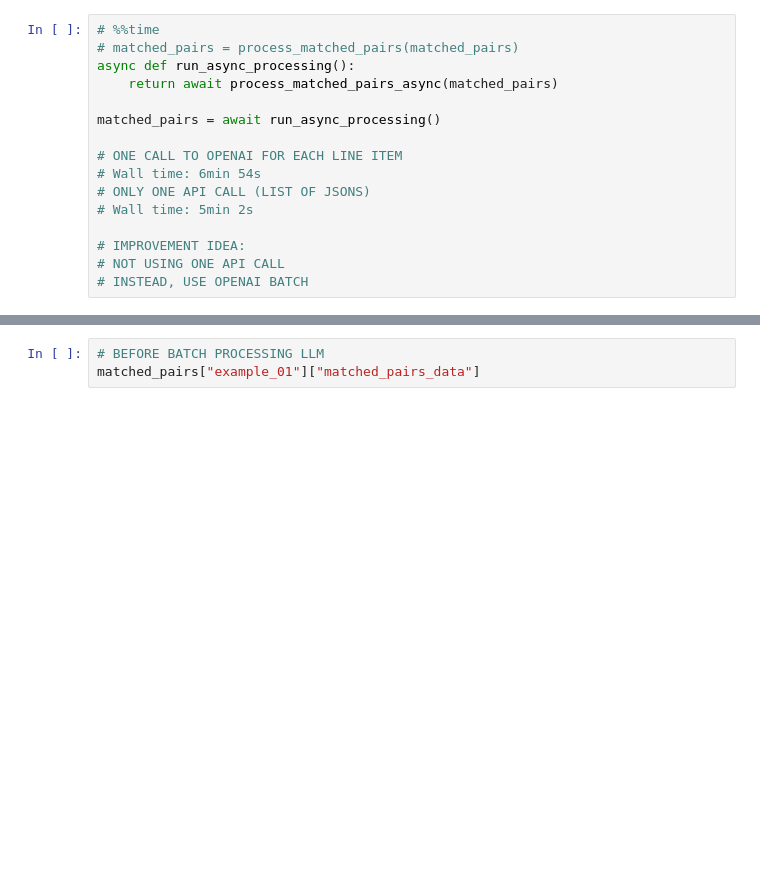
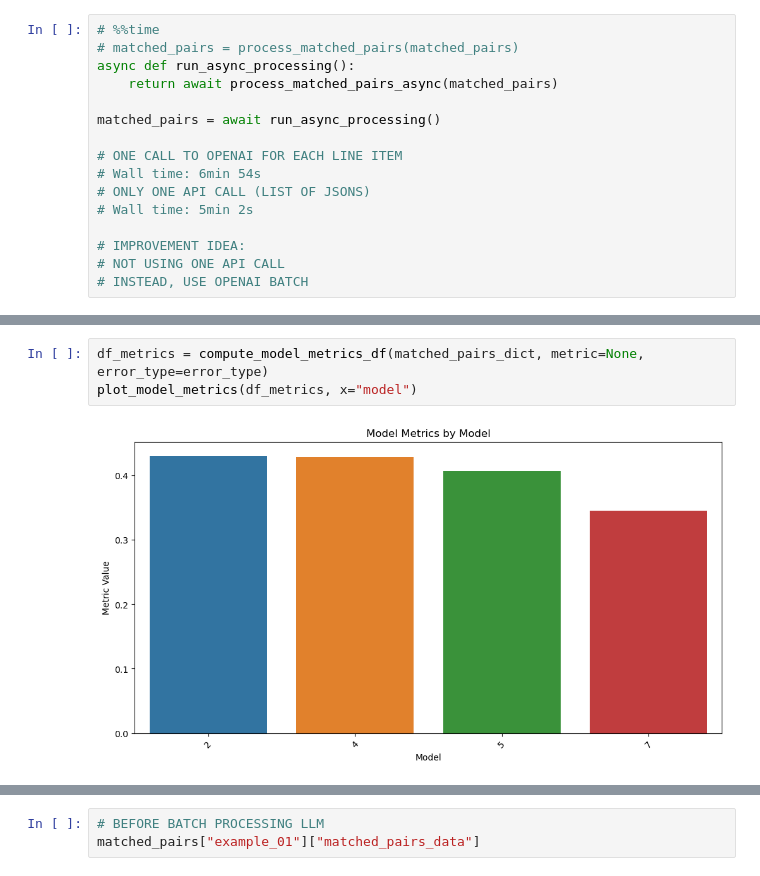
Before and after one commit to krzischp/handoff-eval, a Jupyter notebook: notebooks/eda.ipynb, the cells around one changed output, grey strips where cells are left out. Drawn from its saved outputs; the diff is of its cells as text; blank space fills up the shorter version.

```diff
--- a/notebooks/eda.ipynb
+++ b/notebooks/eda.ipynb
@@ -353,0 +400,5 @@ matched_pairs
+# %%
+df_metrics = compute_model_metrics_df(matched_pairs_dict, metric=None, error_type=error_type)
+plot_model_metrics(df_metrics, x="model")
+# %% [output]
+[figure, added]
```
Also changed, not shown: parts of 9 cells of this notebook, 5 other files.
